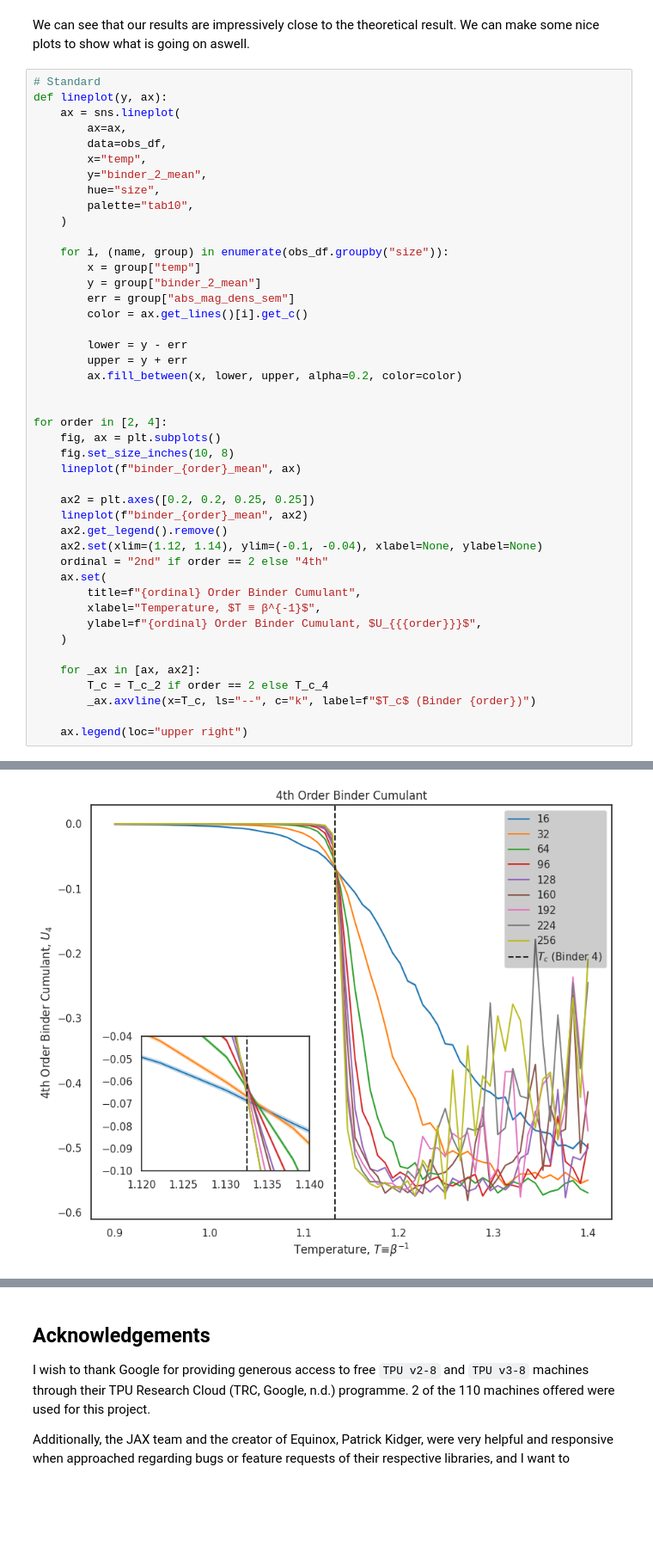
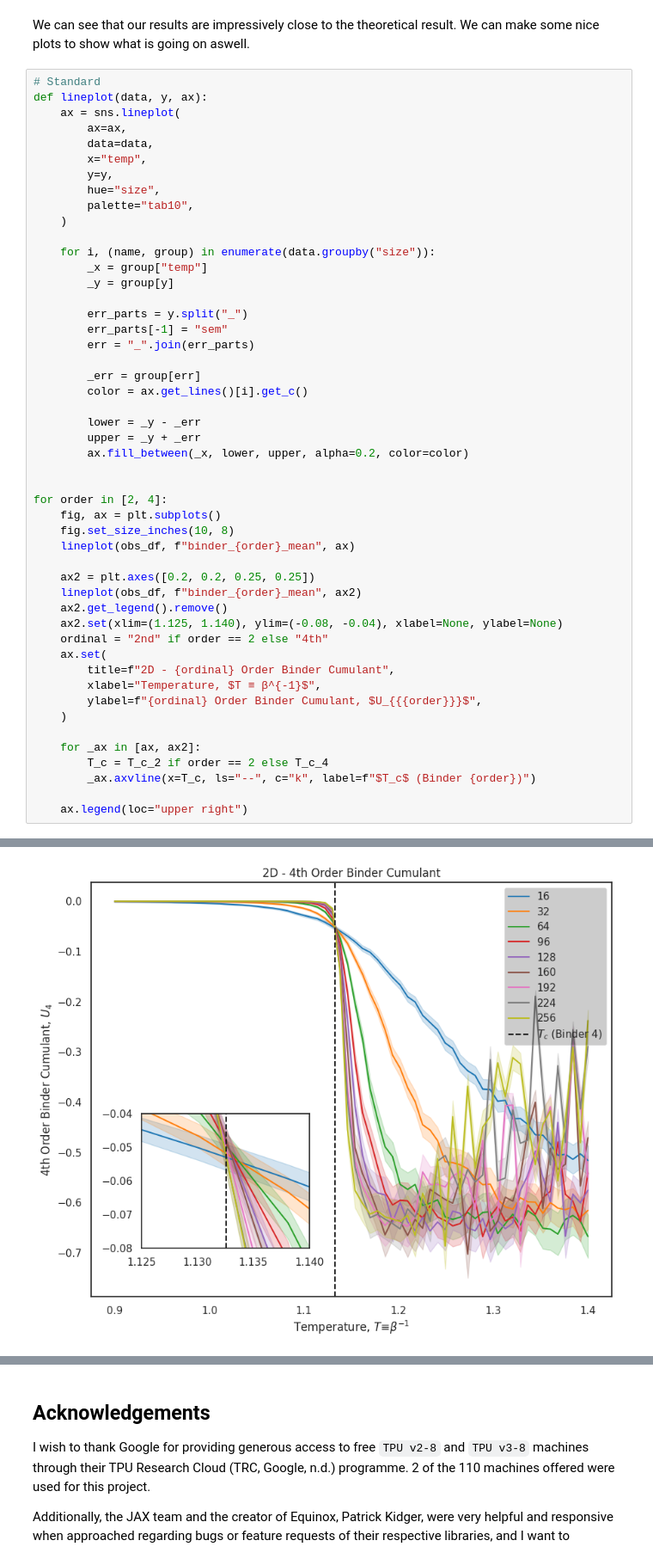
Before and after one commit to JeppeKlitgaard/Jackpot, a Jupyter notebook: report.ipynb, the cells around one changed output, grey strips where cells are left out. Shown at 86% size. Drawn from its saved outputs; the diff is of its cells as text; blank space fills up the shorter version.

```diff
--- a/report.ipynb
+++ b/report.ipynb
@@ -1715,39 +1712,44 @@ Est:    : T_c = 1.13267±0.00391
 We can see that our results are impressively close to the theoretical result. We can make some nice plots to show what is going on aswell.
 # %%
 # Standard
-def lineplot(y, ax):
+def lineplot(data, y, ax):
     ax = sns.lineplot(
         ax=ax,
-        data=obs_df,
+        data=data,
         x="temp",
-        y="binder_2_mean",
+        y=y,
         hue="size",
         palette="tab10",
     )
 
-    for i, (name, group) in enumerate(obs_df.groupby("size")):
-        x = group["temp"]
-        y = group["binder_2_mean"]
-        err = group["abs_mag_dens_sem"]
+    for i, (name, group) in enumerate(data.groupby("size")):
+        _x = group["temp"]
+        _y = group[y]
+
+        err_parts = y.split("_")
+        err_parts[-1] = "sem"
+        err = "_".join(err_parts)
+
+        _err = group[err]
         color = ax.get_lines()[i].get_c()
 
-        lower = y - err
-        upper = y + err
-        ax.fill_between(x, lower, upper, alpha=0.2, color=color)
+        lower = _y - _err
+        upper = _y + _err
+        ax.fill_between(_x, lower, upper, alpha=0.2, color=color)
 
 
 for order in [2, 4]:
     fig, ax = plt.subplots()
     fig.set_size_inches(10, 8)
-    lineplot(f"binder_{order}_mean", ax)
+    lineplot(obs_df, f"binder_{order}_mean", ax)
 
     ax2 = plt.axes([0.2, 0.2, 0.25, 0.25])
-    lineplot(f"binder_{order}_mean", ax2)
+    lineplot(obs_df, f"binder_{order}_mean", ax2)
     ax2.get_legend().remove()
-    ax2.set(xlim=(1.12, 1.14), ylim=(-0.1, -0.04), xlabel=None, ylabel=None)
+    ax2.set(xlim=(1.125, 1.140), ylim=(-0.08, -0.04), xlabel=None, ylabel=None)
     ordinal = "2nd" if order == 2 else "4th"
     ax.set(
-        title=f"{ordinal} Order Binder Cumulant",
+        title=f"2D - {ordinal} Order Binder Cumulant",
         xlabel="Temperature, $T ≡ β^{-1}$",
         ylabel=f"{ordinal} Order Binder Cumulant, $U_{{{order}}}$",
     )
@@ -1762,4 +1764,4 @@ for order in [2, 4]:
-[figure, old version]
+[figure, new version]
 # %% [markdown]
 Given the how relatively coarse our measurements along the temperature axis ($ΔT = 0.5 / 64 ≈ 0.0078$), we can see that we're within half a temperature interval of the theoretical value. A tighter bound on the critical temperature could be established by greatly narrowing the range of temperatures over which the experiment is conducted. While this would allow very accurate determination of the infinite lattice critical temperature, $T_c(∞)$, those measurements would not give a very good picture of how the other order parameters behave at different temperatures.
 
```
Also changed, not shown: parts of 10 cells of this notebook, 1 other file.
